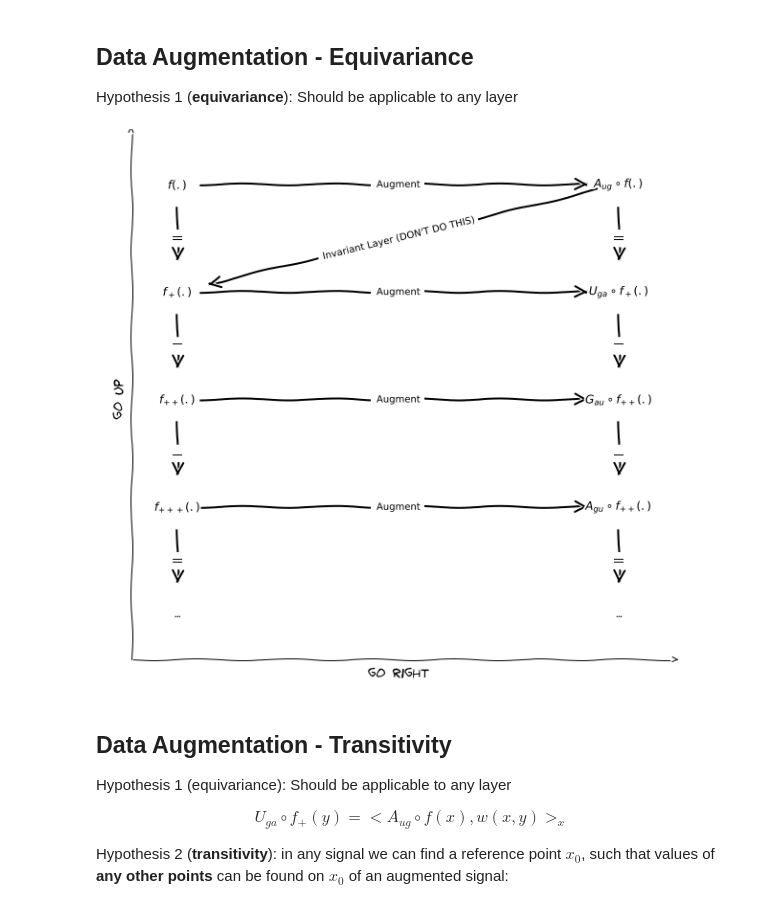
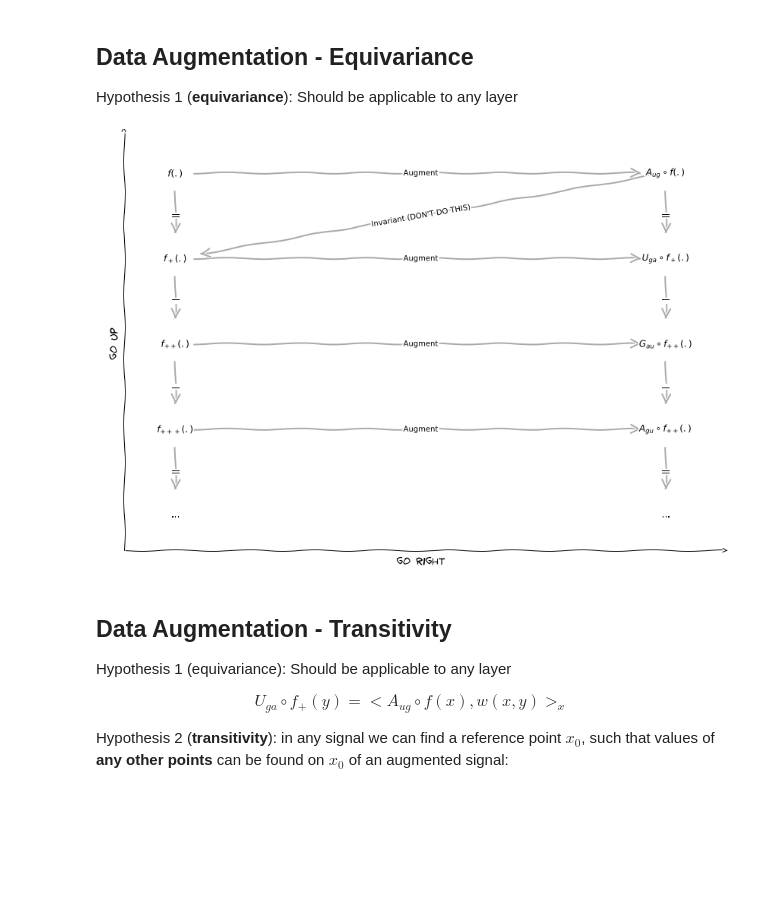
Before and after one commit to tribbloid/convnet-abstraction, a Jupyter notebook: slide/C-aug.ipynb, the cells around one changed output. Cells and saved outputs as stored; diff of their text form; code cells hidden in the pictures; blank space fills up the shorter version.

```diff
--- a/slide/C-aug.ipynb
+++ b/slide/C-aug.ipynb
@@ -20,10 +20,10 @@ if module_path not in sys.path:
 
 import networkx as nx
 
-from graphPlot import drawGraph
+from graphPlot import drawGraph, SIZE
 from const import *
 
-plt.rcParams['figure.figsize'] = [10, 10]
+plt.rcParams['figure.figsize'] = SIZE
 # print(plt.rcParams['figure.figsize'])
 # %% [markdown]
 ## Data Augmentation - Black-boxsplanation
@@ -91,36 +96,36 @@ g = nx.DiGraph(directed=True)
 fs = [
     "$f(.)$",
     "$f_+(.)$",
     "$f_{++}(.)$",
     "$f_{+++}(.)$",
     "..."
 ]
 
 afs = [
     "$A_{ug} \circ f(.)$",
     "$U_{ga} \circ f_+(.)$",
     "$G_{au} \circ f_{++}(.)$",
     "$A_{gu} \circ f_{++}(.)$",
     " ... "
 ]
 
 for i in range(0, 4):
     g.add_edge(fs[i], fs[i + 1], text='||')
     g.add_edge(afs[i], afs[i + 1], text='||')
 #     g.add_edge(fs[i], afs[i])
 
 g2 = g.copy()
 
 for i in range(0, 4):
     g2.add_edge(fs[i], afs[i], text='Augment')
 
-g2.add_edge(afs[0], fs[1], text='Invariant Layer (DON\'T DO THIS)')
+g2.add_edge(afs[0], fs[1], text='Invariant (DON\'T DO THIS)')
 
-drawGraph(g2, font='humor sans', layoutG=g)
+drawGraph(g2, layoutG=g)
 
 plt.show()
 # %% [output]
-[figure, old version]
+[figure, new version]
 # %% [markdown]
 ## Data Augmentation - Transitivity
 
```
Also changed, not shown: parts of 6 cells of this notebook, 17 other files.
